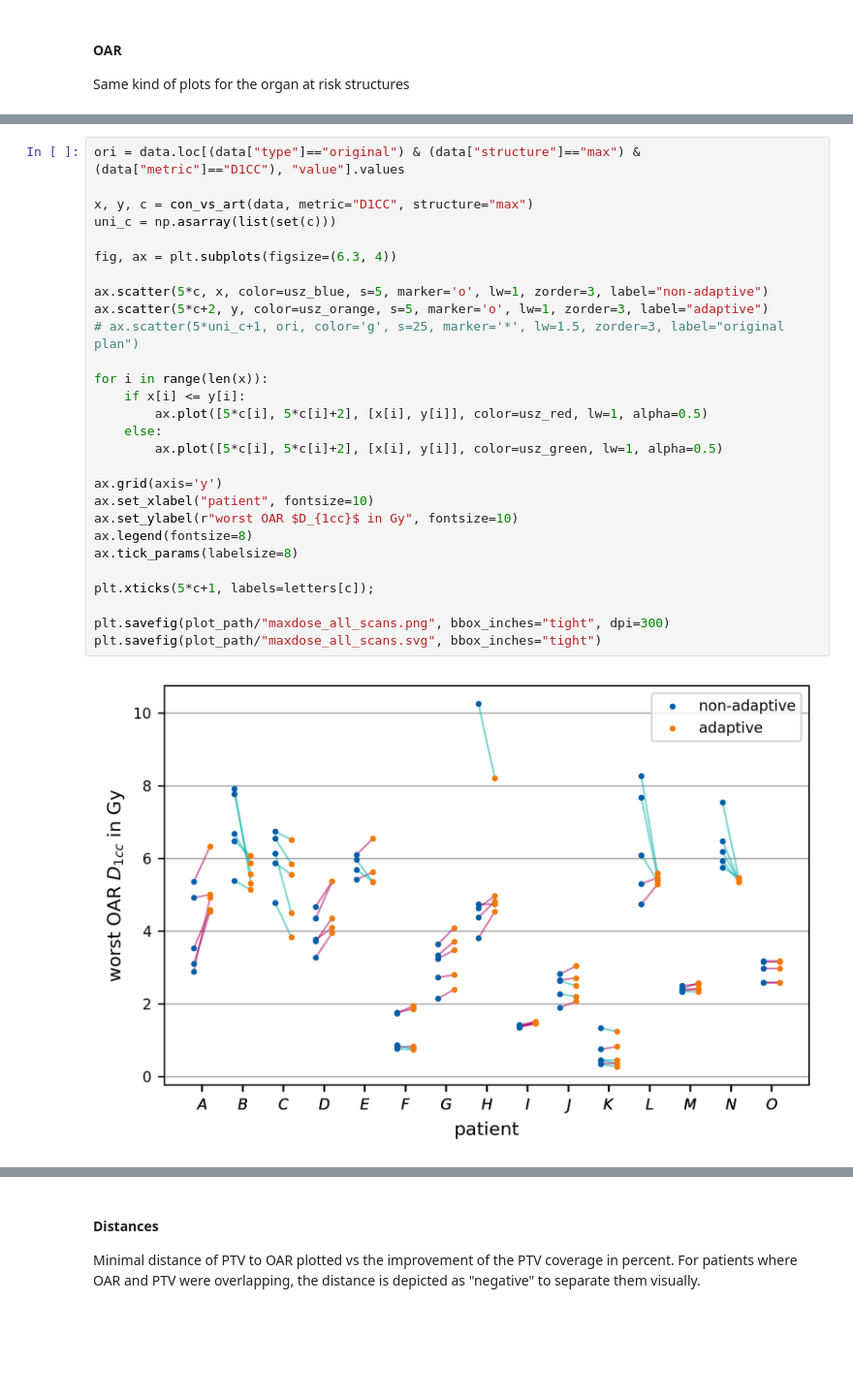
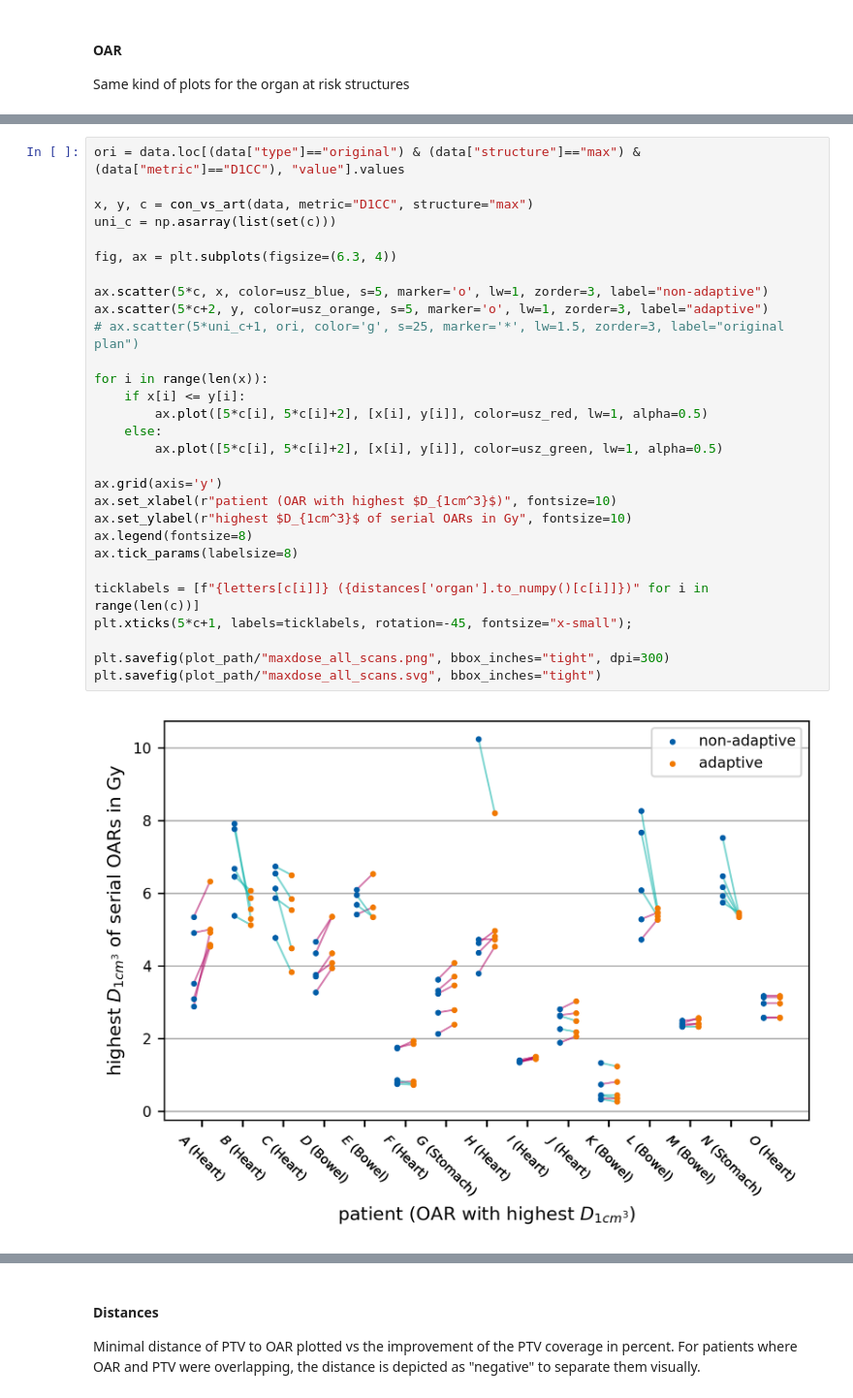
Before and after one commit to rmnldwg/liver-smart, a Jupyter notebook: analysis_public.ipynb, the cells around one changed output, grey strips where cells are left out. Shown at 97% size. Saved outputs shown, nothing was run; the diff lists cells and outputs as text; blank space fills up the shorter version.

```diff
--- a/analysis_public.ipynb
+++ b/analysis_public.ipynb
@@ -243,33 +262,34 @@ for i,s in enumerate(structures):
 # %%
 ori = data.loc[(data["type"]=="original") & (data["structure"]=="max") & (data["metric"]=="D1CC"), "value"].values
 
 x, y, c = con_vs_art(data, metric="D1CC", structure="max")
 uni_c = np.asarray(list(set(c)))
 
 fig, ax = plt.subplots(figsize=(6.3, 4))
 
 ax.scatter(5*c, x, color=usz_blue, s=5, marker='o', lw=1, zorder=3, label="non-adaptive")
 ax.scatter(5*c+2, y, color=usz_orange, s=5, marker='o', lw=1, zorder=3, label="adaptive")
 # ax.scatter(5*uni_c+1, ori, color='g', s=25, marker='*', lw=1.5, zorder=3, label="original plan")
 
 for i in range(len(x)):
     if x[i] <= y[i]:
         ax.plot([5*c[i], 5*c[i]+2], [x[i], y[i]], color=usz_red, lw=1, alpha=0.5)
     else:
         ax.plot([5*c[i], 5*c[i]+2], [x[i], y[i]], color=usz_green, lw=1, alpha=0.5)
 
 ax.grid(axis='y')
-ax.set_xlabel("patient", fontsize=10)
-ax.set_ylabel(r"worst OAR $D_{1cc}$ in Gy", fontsize=10)
+ax.set_xlabel(r"patient (OAR with highest $D_{1cm^3}$)", fontsize=10)
+ax.set_ylabel(r"highest $D_{1cm^3}$ of serial OARs in Gy", fontsize=10)
 ax.legend(fontsize=8)
 ax.tick_params(labelsize=8)
 
-plt.xticks(5*c+1, labels=letters[c]);
+ticklabels = [f"{letters[c[i]]} ({distances['organ'].to_numpy()[c[i]]})" for i in range(len(c))]
+plt.xticks(5*c+1, labels=ticklabels, rotation=-45, fontsize="x-small");
 
 plt.savefig(plot_path/"maxdose_all_scans.png", bbox_inches="tight", dpi=300)
 plt.savefig(plot_path/"maxdose_all_scans.svg", bbox_inches="tight")
 # %% [output]
-[figure, old version]
+[figure, new version]
 # %%
 x_raw, y_raw, c = con_vs_art(data, metric="D1CC", structure="max")
 uni_c = np.asarray(list(set(c)))
```
Also changed, not shown: parts of 2 cells of this notebook, 4 other files.
